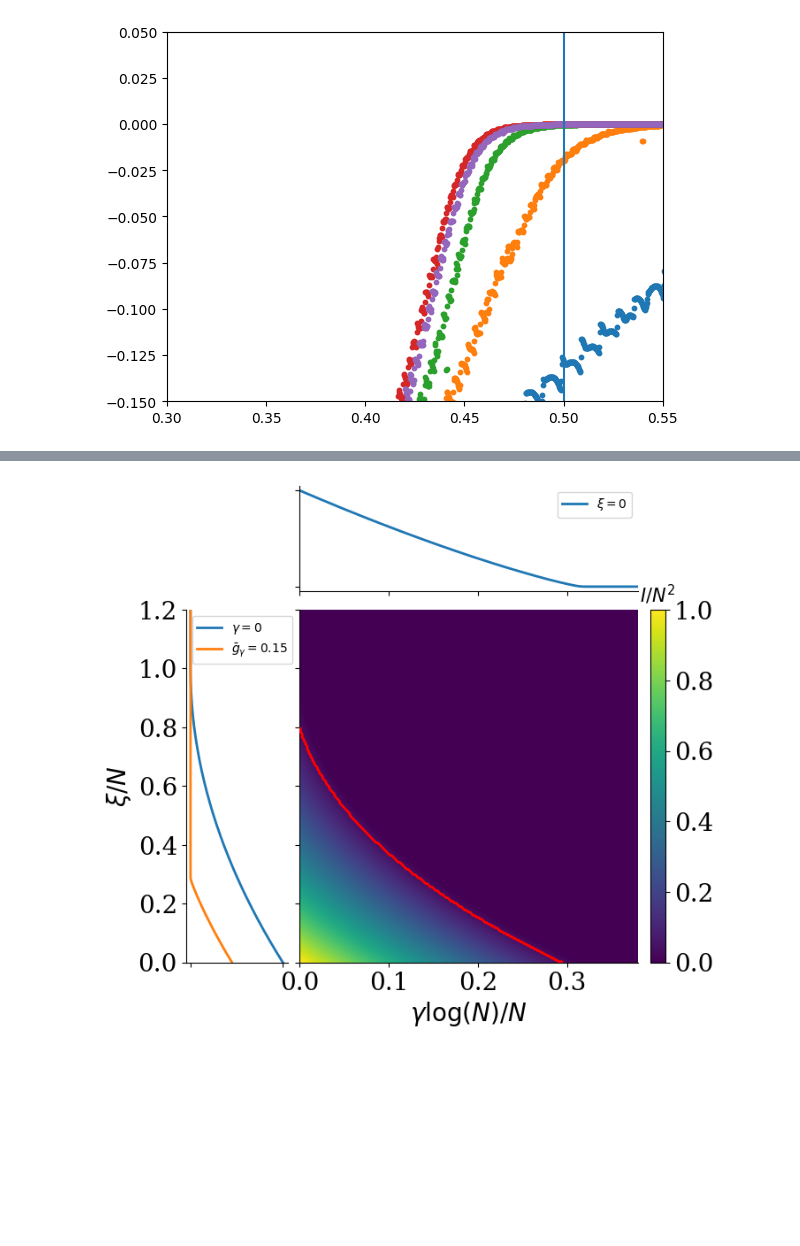
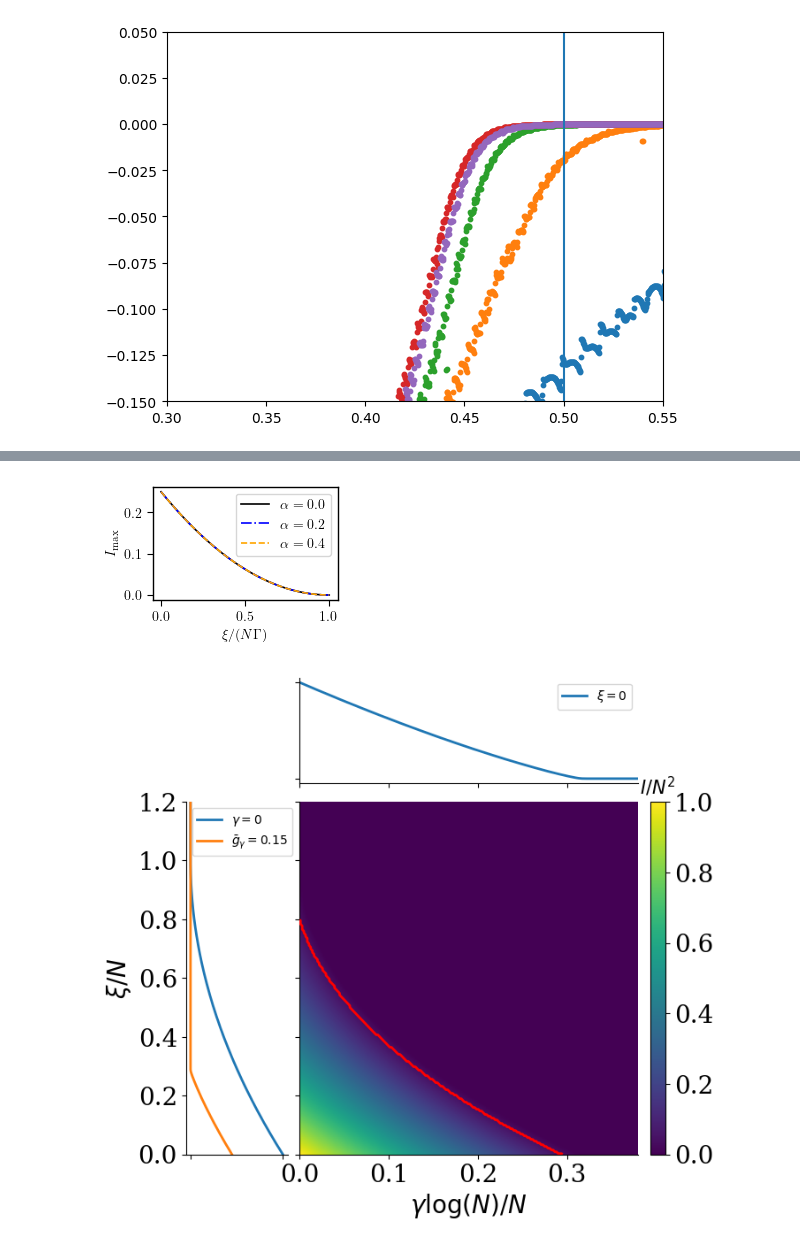
Before and after one commit to Nico0oblr/SuperradianceMolecules, a Jupyter notebook: code/MeanFieldSpontaneousEmission.ipynb, the cells around one changed output, grey strips where cells are left out. Saved outputs shown, nothing was run; the diff lists cells and outputs as text; code cells hidden in the pictures; blank space fills up the shorter version.

```diff
--- a/code/MeanFieldSpontaneousEmission.ipynb
+++ b/code/MeanFieldSpontaneousEmission.ipynb
@@ -694,3 +841,36 @@ close("all")
+# %%
+Γ = 1.0
+N = 1e23
+g = 0.0
+r = 0.4
+gs = range(0.0, 0.5, 200)
+rs = range(0.0, 1.0, 200)
+γ = N * g / log(N)
+
+figure(figsize = latex_plot_setup())
+
+for α in [0, 0.2, 0.4]
+    rres = []
+    for r in rs
+        ξ = N * r
+
+        res = solve_hybrid_matched(Γ, ξ, N, γ; alpha=α)
+        max_log_Ibar = maximum(u -> u[1], res.bulk.u)
+        Ibar_max = exp(max_log_Ibar)
+        push!(rres, Ibar_max)
+    end
+
+    plot(rs, rres, label = "\$\\alpha=$α\$")
+end
+
+xlabel(L"\xi/(N\Gamma)")
+ylabel(L"I_{\text{max}}")
+legend()
+#savefig("../data/alpha_scaling.pdf", bbox_inches = "tight")
+display(gcf())
+close("all")
+# %% [output]
+[figure, added]
 # %%
 # Callback needs to monitor the log-derivative and m-derivative
 cb = TerminateSteadyState(1e-1, 1e-1)
```
Also changed, not shown: parts of 6 cells of this notebook, 2 other files.
